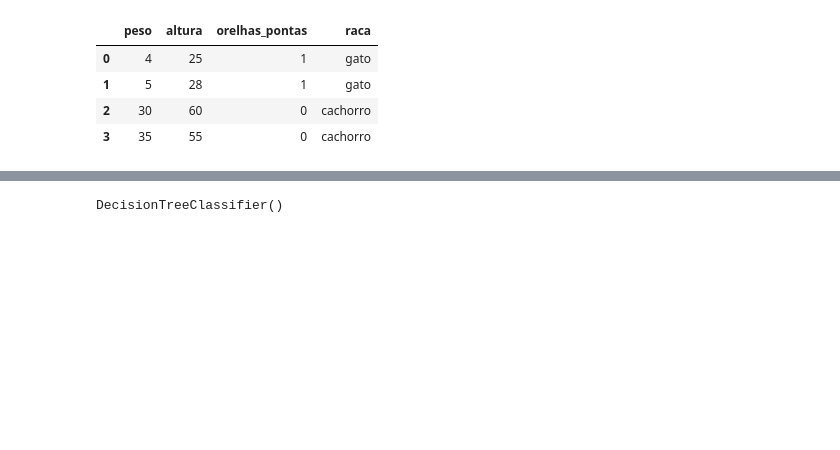
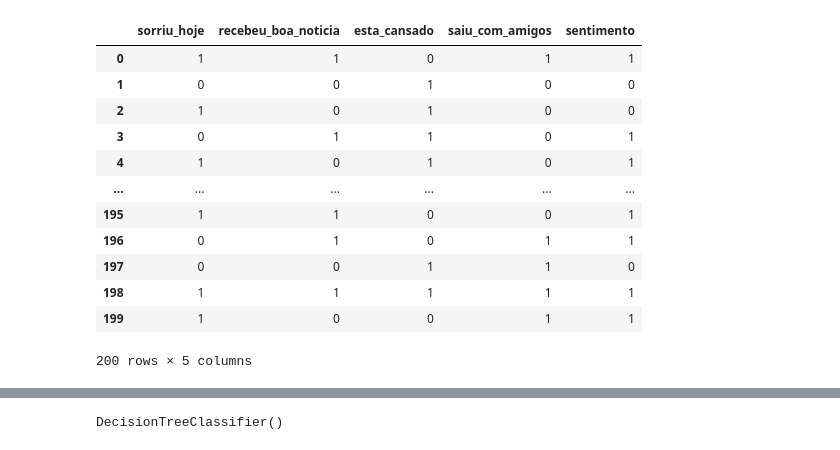
Before and after one commit to pedromaia-aluno/aula_classifica-o, a Jupyter notebook: src/classificacao/curso.ipynb, the cells around one changed output, grey strips where cells are left out. Drawn from its saved outputs; the diff is of its cells as text; code cells hidden in the pictures; blank space fills up the shorter version.

```diff
--- a/src/classificacao/curso.ipynb
+++ b/src/classificacao/curso.ipynb
@@ -2,14 +2,22 @@
 import pandas as pd
 import numpy as np
 # %%
-df = pd.read_csv("data/CatDog.csv")
+df = pd.read_csv("data/dataset_sentimento.csv")
 display(df)
 # %% [output]
-|  | peso | altura | orelhas_pontas | raca |
-| 0 | 4 | 25 | 1 | gato |
-| 1 | 5 | 28 | 1 | gato |
-| 2 | 30 | 60 | 0 | cachorro |
-| 3 | 35 | 55 | 0 | cachorro |
+|  | sorriu_hoje | recebeu_boa_noticia | esta_cansado | saiu_com_amigos | sentimento |
+| 0 | 1 | 1 | 0 | 1 | 1 |
+| 1 | 0 | 0 | 1 | 0 | 0 |
+| 2 | 1 | 0 | 1 | 0 | 0 |
+| 3 | 0 | 1 | 1 | 0 | 1 |
+| 4 | 1 | 0 | 1 | 0 | 1 |
+| ... | ... | ... | ... | ... | ... |
+| 195 | 1 | 1 | 0 | 0 | 1 |
+| 196 | 0 | 1 | 0 | 1 | 1 |
+| 197 | 0 | 0 | 1 | 1 | 0 |
+| 198 | 1 | 1 | 1 | 1 | 1 |
+| 199 | 1 | 0 | 0 | 1 | 1 |
+200 rows × 5 columns
 # %%
 Y = df[df.columns[-1]]
 X = df.drop(df.columns[-1], axis=1)
```
Also changed, not shown: parts of 6 cells of this notebook.
